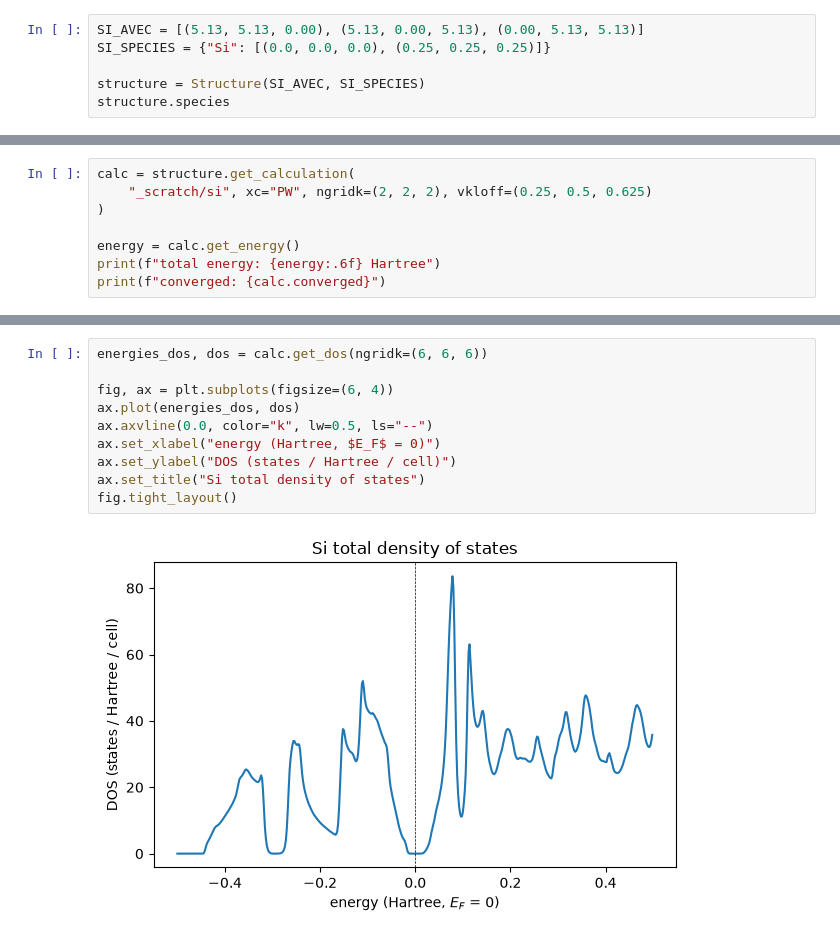
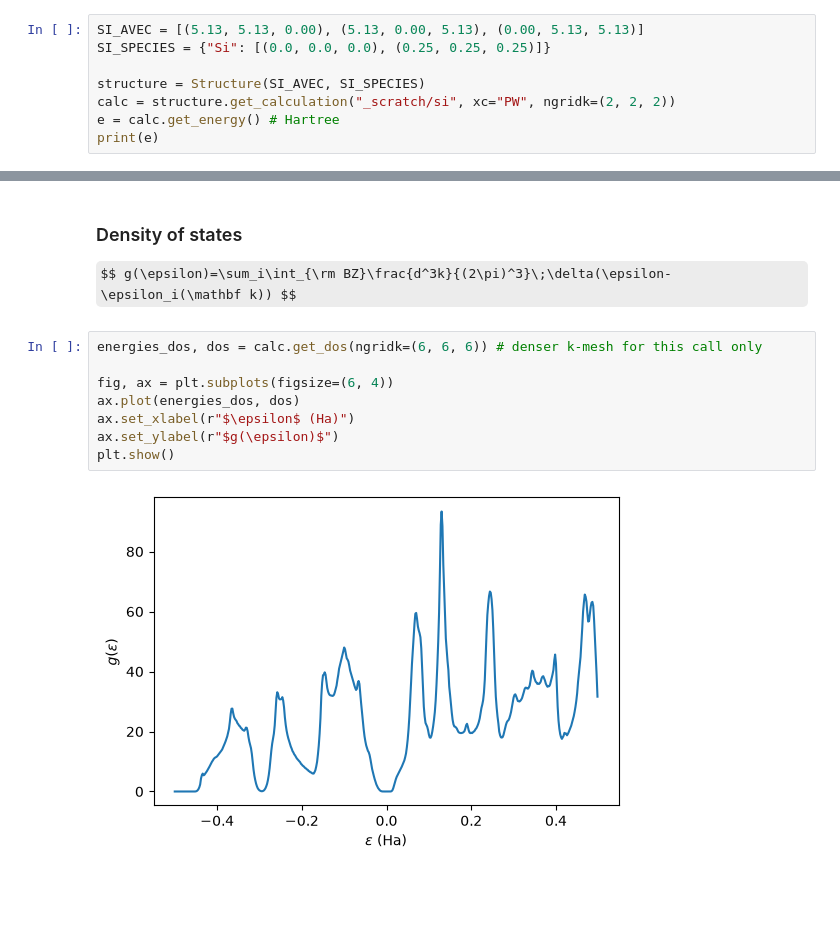
Before and after one commit to joselado/elkpy, a Jupyter notebook: notebooks/01_getting_started.ipynb, the cells around one changed output, grey strips where cells are left out. Saved outputs shown, nothing was run; the diff lists cells and outputs as text; some formulas as TeX source; blank space fills up the shorter version.

```diff
--- a/notebooks/01_getting_started.ipynb
+++ b/notebooks/01_getting_started.ipynb
@@ -25,5 +15,7 @@ SI_AVEC = [(5.13, 5.13, 0.00), (5.13, 0.00, 5.13), (0.00, 5.13, 5.13)]
 SI_SPECIES = {"Si": [(0.0, 0.0, 0.0), (0.25, 0.25, 0.25)]}
 
 structure = Structure(SI_AVEC, SI_SPECIES)
-structure.species
+calc = structure.get_calculation("_scratch/si", xc="PW", ngridk=(2, 2, 2))
+e = calc.get_energy() # Hartree
+print(e)
 # %% [output]
@@ -68,8 +22,0 @@ basis-defining parameters is a cache hit, not a re-run.
-# %%
-calc = structure.get_calculation(
-    "_scratch/si", xc="PW", ngridk=(2, 2, 2), vkloff=(0.25, 0.5, 0.625)
-)
-
-energy = calc.get_energy()
-print(f"total energy: {energy:.6f} Hartree")
-print(f"converged: {calc.converged}")
@@ -108,12 +37,13 @@ mutating the cached ground state (see `docs/design.md` #4).
+# %% [markdown]
+### Density of states
+$$ g(\epsilon)=\sum_i\int_{\rm BZ}\frac{d^3k}{(2\pi)^3}\;\delta(\epsilon-\epsilon_i(\mathbf k)) $$
 # %%
-energies_dos, dos = calc.get_dos(ngridk=(6, 6, 6))
+energies_dos, dos = calc.get_dos(ngridk=(6, 6, 6)) # denser k-mesh for this call only
 
 fig, ax = plt.subplots(figsize=(6, 4))
 ax.plot(energies_dos, dos)
-ax.axvline(0.0, color="k", lw=0.5, ls="--")
-ax.set_xlabel("energy (Hartree, $E_F$ = 0)")
-ax.set_ylabel("DOS (states / Hartree / cell)")
-ax.set_title("Si total density of states")
-fig.tight_layout()
+ax.set_xlabel(r"$\epsilon$ (Ha)")
+ax.set_ylabel(r"$g(\epsilon)$")
+plt.show()
 # %% [output]
-[figure, old version]
+[figure, new version]
```
Also changed, not shown: parts of 15 cells of this notebook, 10 other files.
